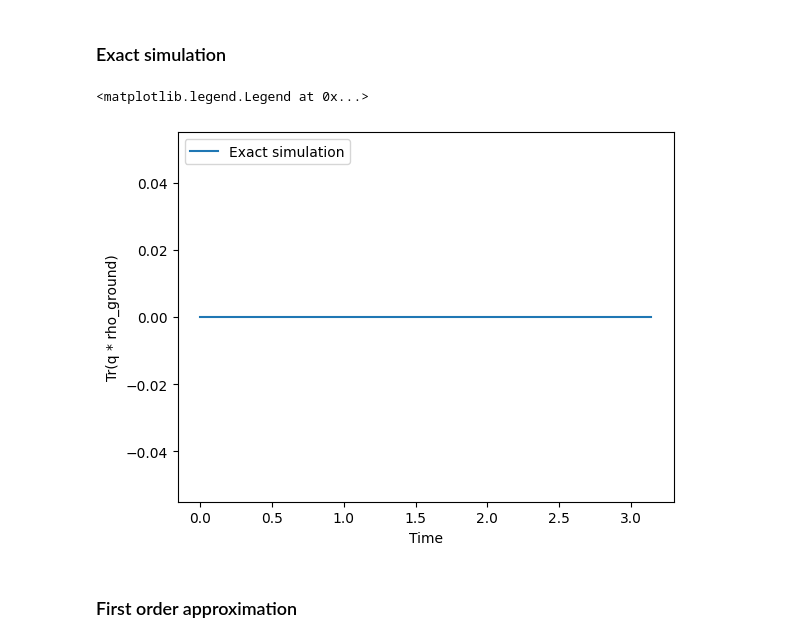
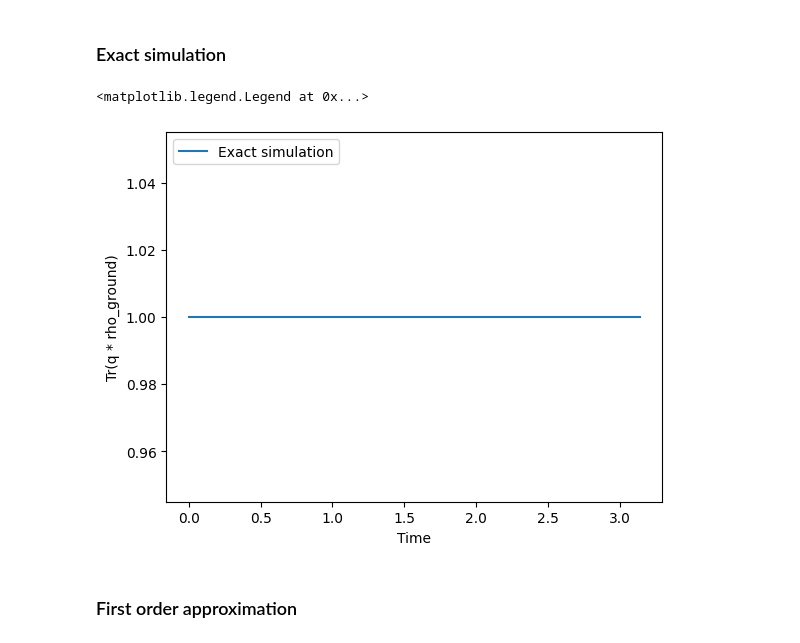
Before and after one commit to rbudai98/University, a Jupyter notebook: Thesys/Simulations/Ferm_Hubb_multi_qubit_sim.ipynb, the cells around one changed output. Drawn from its saved outputs; the diff is of its cells as text; code cells hidden in the pictures.

```diff
--- a/Thesys/Simulations/Ferm_Hubb_multi_qubit_sim.ipynb
+++ b/Thesys/Simulations/Ferm_Hubb_multi_qubit_sim.ipynb
@@ -238,7 +369,8 @@ def V_period(i, t):
     if i == 0:
         return Qobj(-1j * H_op(t).full())
     if i == 1:
-        return Qobj(construct_jump_exact(H_op(0)))
+        # return Qobj(construct_jump_exact(H_op(0)))
+        return Qobj(sum_of_V_dag_V_loc())
 
     return 0
 
@@ -433,31 +565,31 @@ rho_ground = Qobj(psi_ground.conj().T @ psi_ground)
 # %%
 import matplotlib.pyplot as plt
 
 rho = rho_0
 exact_trace_sigmaZ_rho = []
 for t in time_vec:
     sum = 0
     for j in np.arange(1, J + 1, 1):
         # Simple part
         sum = sum + V_period(j, t) @ rho @ V_period(j, t).conj().trans()
         # Anti-commuting part
         sum = sum - 0.5 * (
             V_period(j, t).conj().trans() @ V_period(j, t) @ rho
             + rho @ V_period(j, t).conj().trans() @ V_period(j, t)
         )
     # Non-Linbladian part
     delta_rho = -1j * (H_op(t) @ rho - rho @ H_op(t)) + sum
     rho = rho + dt * delta_rho
-    exact_trace_sigmaZ_rho.append((rho @ rho_ground).tr())
+    exact_trace_sigmaZ_rho.append((rho @ rho_0).tr())
 
 plt.figure()
 plt.xlabel("Time")
 plt.ylabel("Tr(q * rho_ground)")
 plt.plot(time_vec, exact_trace_sigmaZ_rho, label="Exact simulation")
 plt.legend(loc="upper left")
 # %% [output]
 <matplotlib.legend.Legend at 0x...>
-[figure, old version]
+[figure, new version]
 # %% [markdown]
 ### First order approximation
 # %%
```
Also changed, not shown: parts of 3 cells of this notebook.
